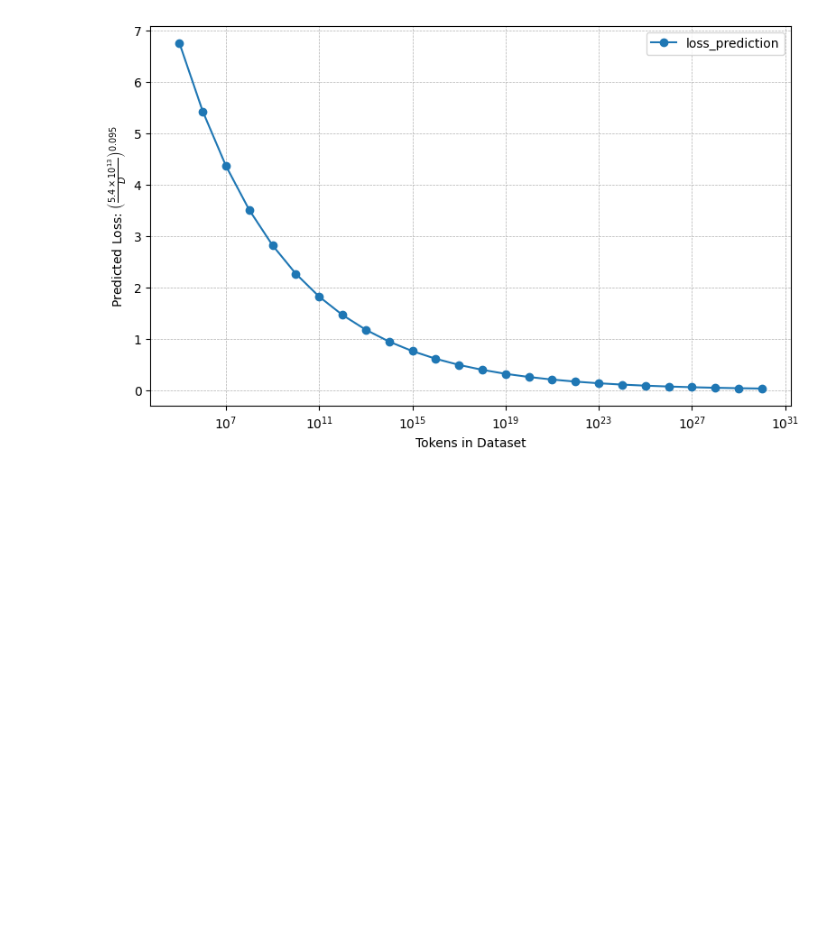
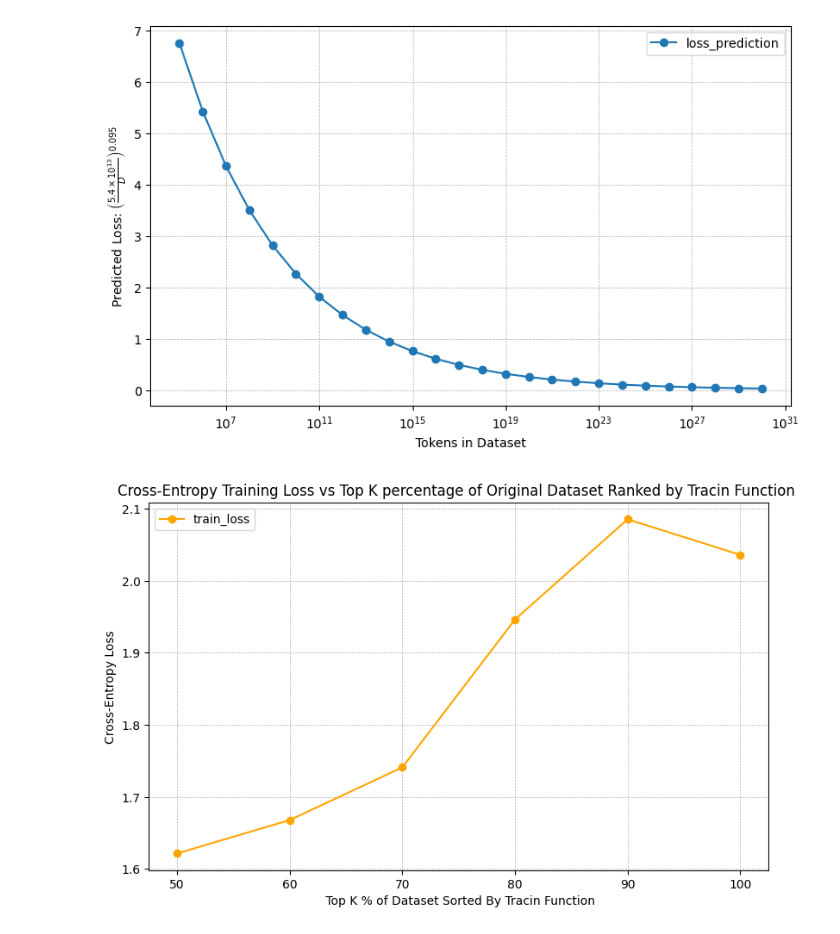
Before and after one commit to jaylim13/data-selection-project0, a Jupyter notebook: scaling_law/lightweight_fine_tuning.ipynb, the cells around one changed output. Saved outputs shown, nothing was run; the diff lists cells and outputs as text; code cells hidden in the pictures; blank space fills up the shorter version.

```diff
--- a/scaling_law/lightweight_fine_tuning.ipynb
+++ b/scaling_law/lightweight_fine_tuning.ipynb
@@ -685,3 +686,61 @@ plt.legend()
 plt.grid(True, which="both", ls="--", lw=0.5)
 plt.tight_layout()
 plt.show()
+# %%
+import matplotlib.pyplot as plt
+import numpy as np
+from matplotlib.ticker import LogLocator, LogFormatterMathtext
+
+percentage_of_original_dataset = [50, 60, 70, 80, 90, 100]
+train_loss = [
+    1.6217111803821682,
+    1.6680063100961537,
+    1.741150463328642,
+    1.9462342873597755,
+    2.0852464076450894,
+    2.035932966073354,
+]
+eval_loss = [
+    1.958642601966858,
+    1.949202537536621,
+    1.9376237392425537,
+    1.9370604753494263,
+    1.931749939918518,
+    1.9323811531066895,
+]
+
+
+plt.figure(figsize=(8, 5))
+plt.plot(
+    percentage_of_original_dataset,
+    train_loss,
+    marker="o",
+    label="train_loss",
+    color="orange",
+)
+# plt.plot(token_sizes, perplexity_1, marker="o", label="Perplexities 0-100")
+# plt.plot(percentage_of_original_dataset, eval_loss, marker="o", label="eval_loss")
+# plt.plot(
+#     token_sizes,
+#     perplexity_bucketed_pruned,
+#     marker="o",
+#     label="Perplexities Bucketed & Outlier-Pruned",
+#     color="green",
+# )
+
+# plt.xscale("log")
+# plt.ylim(1.85, 1.96)
+# plt.gca().xaxis.set_major_locator(LogLocator(base=10.0))
+# plt.gca().xaxis.set_major_formatter(LogFormatterMathtext())
+
+plt.xlabel(" Top K % of Dataset Sorted By Tracin Function")
+plt.ylabel("Cross-Entropy Loss")
+plt.legend()
+plt.grid(True, which="both", ls="--", lw=0.5)
+plt.tight_layout()
+plt.title(
+    "Cross-Entropy Training Loss vs Top K percentage of Original Dataset Ranked by Tracin Function "
+)
+plt.show()
+# %% [output]
+[figure, added]
```
Also changed, not shown: parts of 1 cell of this notebook.
